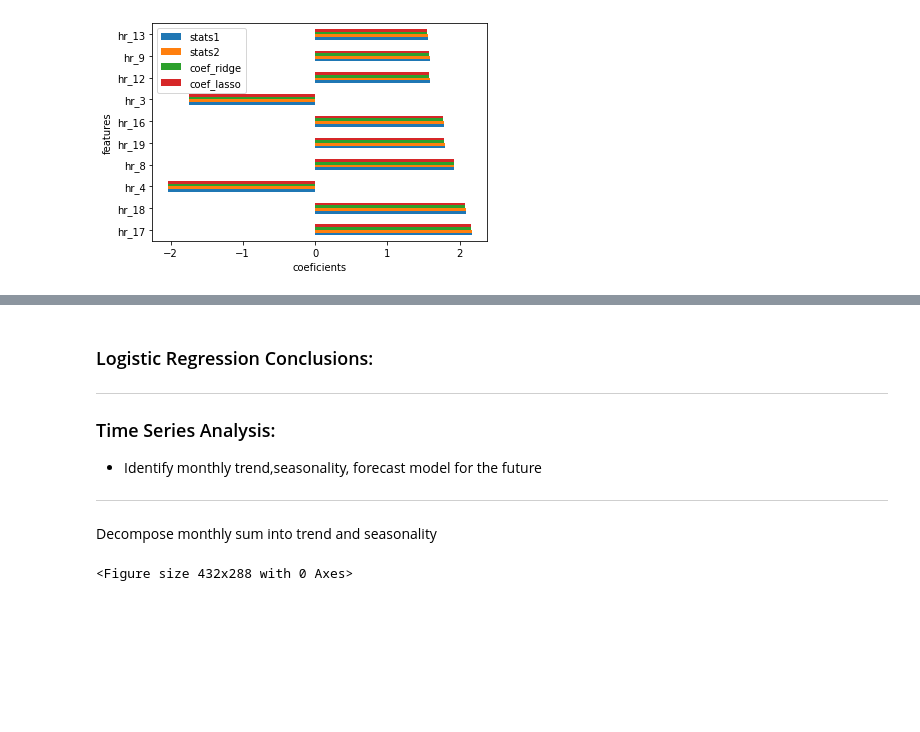
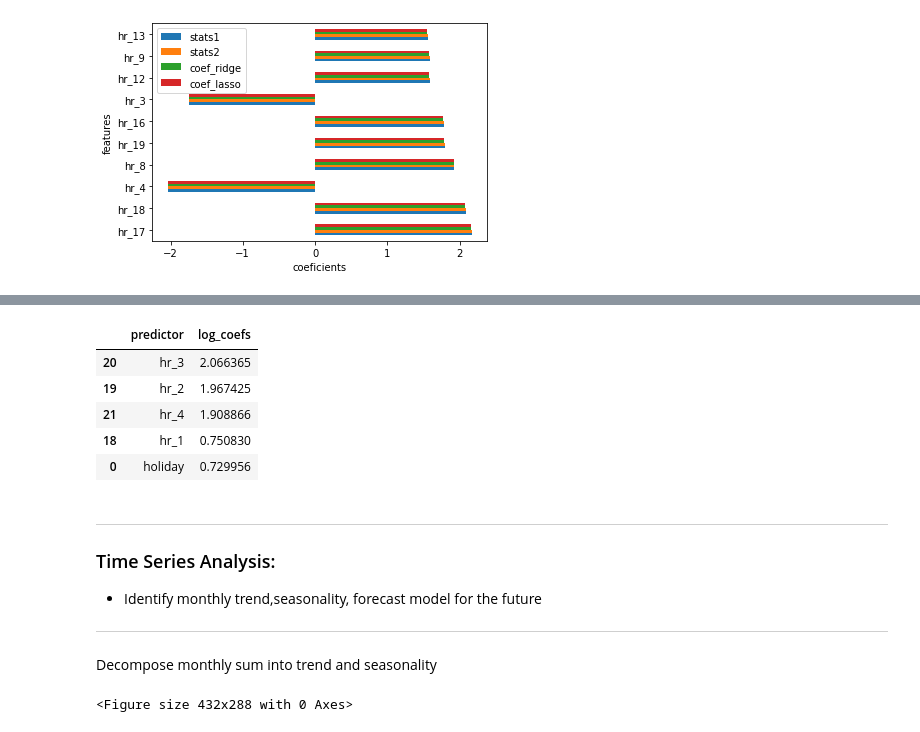
Before and after one commit to mzhou356/bike-sharing-regression, a Jupyter notebook: DC_Bike_Sharing_Mod4_Project.ipynb, the cells around one changed output, grey strips where cells are left out. Cells and saved outputs as stored; diff of their text form; code cells hidden in the pictures; blank space fills up the shorter version.

```diff
--- a/DC_Bike_Sharing_Mod4_Project.ipynb
+++ b/DC_Bike_Sharing_Mod4_Project.ipynb
@@ -32,7 +32,14 @@ import pandas as pd
 import numpy as np
 import matplotlib.pyplot as plt
 %matplotlib inline
-# import libraries
+import math
+from imblearn.over_sampling import SMOTE
+from sklearn.linear_model import LogisticRegression
+from sklearn.metrics import confusion_matrix, r2_score, roc_auc_score, roc_curve, auc
+from IPython.display import display
+import warnings
+
+pd.options.display.max_columns = None
 warnings.filterwarnings('ignore')
 # %%
 # load cleaned dataset for exploratory visualization, linear regression,
@@ -252,7 +297,13 @@ bikes.merge_feature_dfs(bottom_5_dfs)
+# %%
+generate_coef_df(model_log, X_train)
+# %% [output]
+|  | predictor | log_coefs |
+| 20 | hr_3 | 2.066365 |
+| 19 | hr_2 | 1.967425 |
+| 21 | hr_4 | 1.908866 |
+| 18 | hr_1 | 0.750830 |
+| 0 | holiday | 0.729956 |
 # %% [markdown]
-### Logistic Regression Conclusions:
-
-
 
 ----
 ### Time Series Analysis:
```
Also changed, not shown: parts of 10 cells of this notebook.
